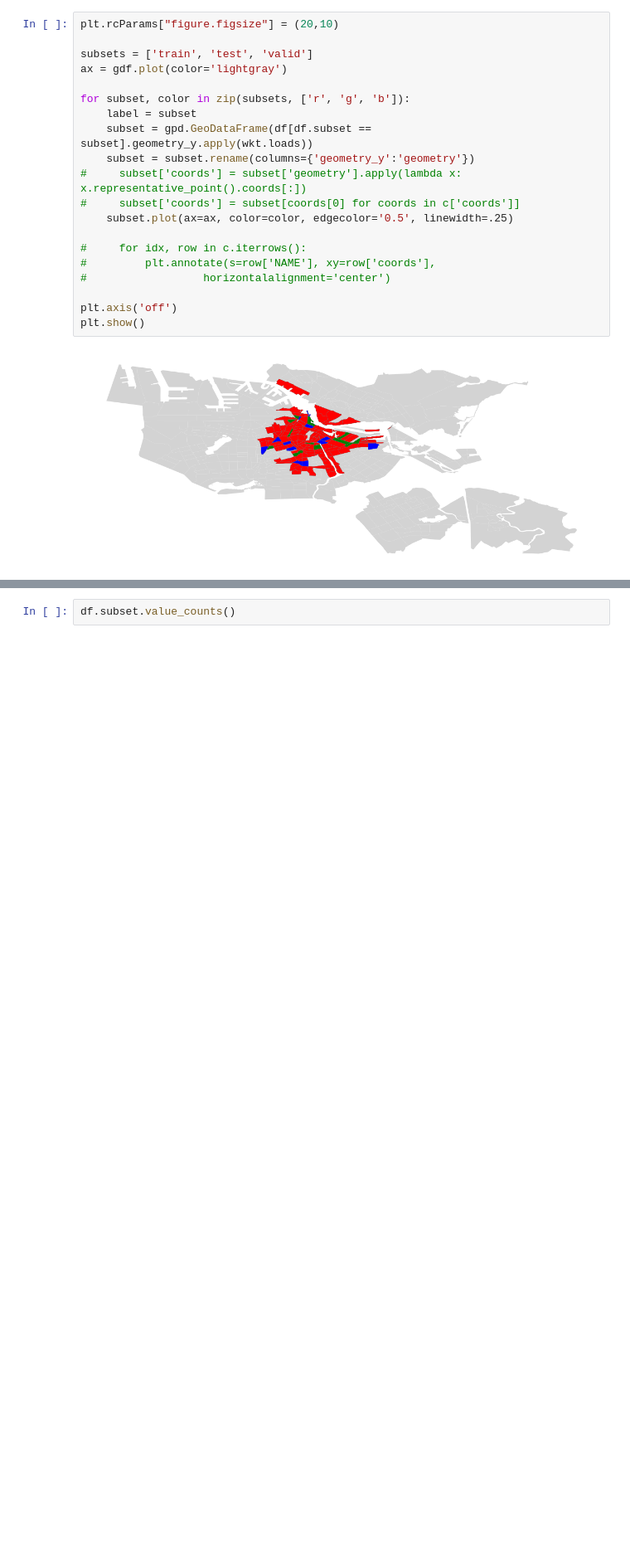
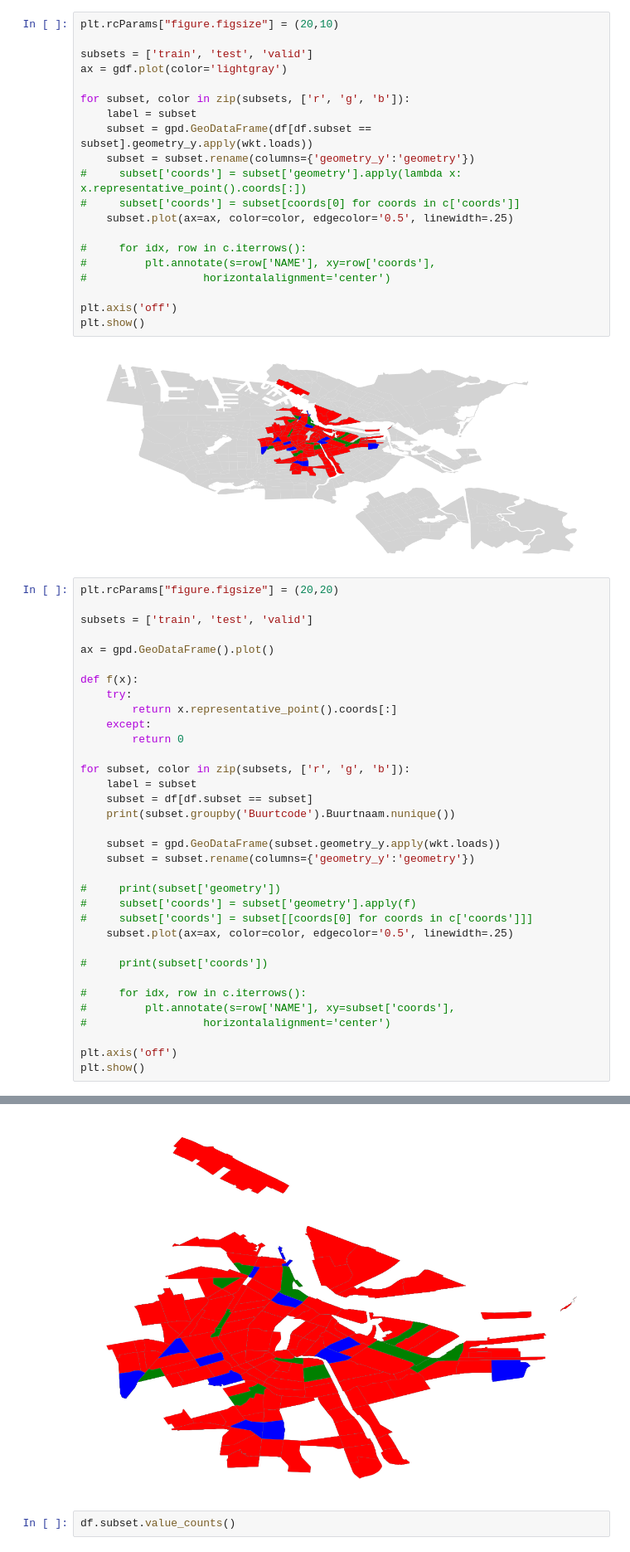
Before and after one commit to Amsterdam-Internships/Fence-Detection, a Jupyter notebook: notebooks/dataset-summary.ipynb, the cells around one changed output, grey strips where cells are left out. Shown: that part at 83% size. Saved outputs shown, nothing was run; the diff lists cells and outputs as text; blank space fills up the shorter version.

```diff
--- a/notebooks/dataset-summary.ipynb
+++ b/notebooks/dataset-summary.ipynb
@@ -33,3 +34,38 @@ plt.axis('off')
 plt.show()
 # %% [output]
 [figure]
+# %%
+plt.rcParams["figure.figsize"] = (20,20)
+
+subsets = ['train', 'test', 'valid']
+
+ax = gpd.GeoDataFrame().plot()
+
+def f(x):
+    try:
+        return x.representative_point().coords[:]
+    except:
+        return 0
+
+for subset, color in zip(subsets, ['r', 'g', 'b']):
+    label = subset
+    subset = df[df.subset == subset]
+    print(subset.groupby('Buurtcode').Buurtnaam.nunique())
+
+    subset = gpd.GeoDataFrame(subset.geometry_y.apply(wkt.loads))
+    subset = subset.rename(columns={'geometry_y':'geometry'})
+
+#     print(subset['geometry'])
+#     subset['coords'] = subset['geometry'].apply(f)
+#     subset['coords'] = subset[[coords[0] for coords in c['coords']]]
+    subset.plot(ax=ax, color=color, edgecolor='0.5', linewidth=.25)
+
+#     print(subset['coords'])
+
+#     for idx, row in c.iterrows():
+#         plt.annotate(s=row['NAME'], xy=subset['coords'],
+#                  horizontalalignment='center')
+
+plt.axis('off')
+plt.show()
+# %% [output]
@@ -36,3 +89,4 @@ plt.show()
+[figure, added]
 # %%
 df.subset.value_counts()
 # %% [output]
```
Also changed, not shown: parts of 2 cells of this notebook, 8 other files.
